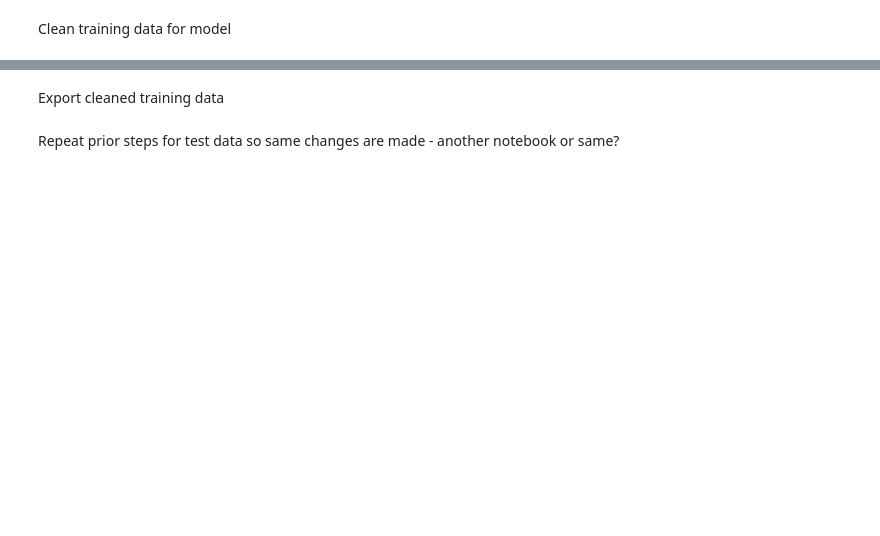
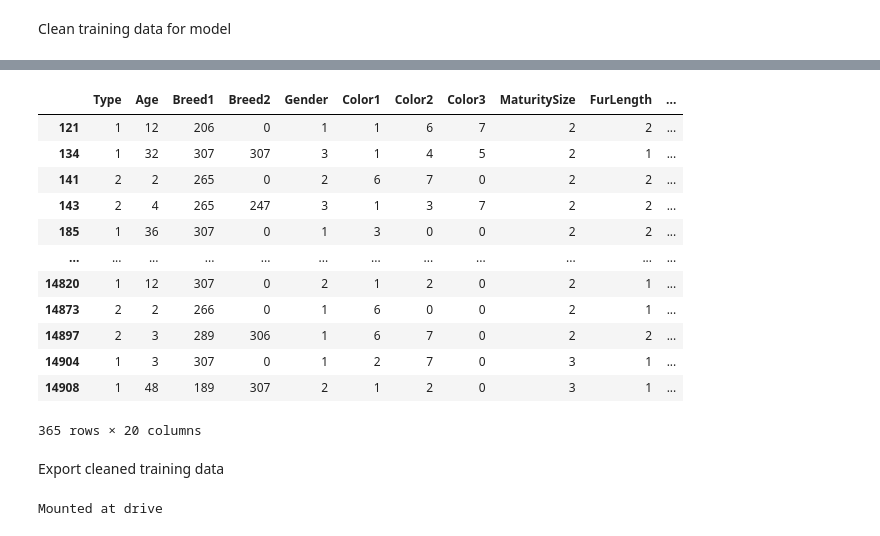
Before and after one commit to trosie3/UofODataViz_Final_Project, a Jupyter notebook: training_data_cleaning.ipynb, the cells around one changed output, grey strips where cells are left out. Drawn from its saved outputs; the diff is of its cells as text; code cells hidden in the pictures; blank space fills up the shorter version.

Commit message:
add cleaning training, code works but need to reorg and try again bug at merge section

```diff
--- a/training_data_cleaning.ipynb
+++ b/training_data_cleaning.ipynb
@@ -19,0 +481,4 @@ Clean training data for model
+# %%
+#convert to pandas
+token_df = token.toPandas()
+token_df.head()
@@ -19,0 +516,3 @@ Clean training data for model
+# %%
+token_wc_df = token_df[['PetID','word_count']]
+token_wc_df.head(10)
@@ -19,0 +537,3 @@ Clean training data for model
+# %%
+merged_pet_df = pet_df.merge(token_wc_df, how='left', on='PetID')
+merged_pet_df.head()
@@ -19,0 +574,4 @@ Clean training data for model
+# %%
+# drop fee column and description
+cleaned_pet_df = merged_pet_df.drop(["Fee", "Description", "PetID"], axis=1)
+cleaned_pet_df.head()
@@ -20,4 +605,26 @@ Clean training data for model
+# %%
+cleaned_pet_df.loc[cleaned_pet_df['word_count'].isnull()]
+# %% [output]
+|  | Type | Age | Breed1 | Breed2 | Gender | Color1 | Color2 | Color3 | MaturitySize | FurLength | ... |
+| 121 | 1 | 12 | 206 | 0 | 1 | 1 | 6 | 7 | 2 | 2 | ... |
+| 134 | 1 | 32 | 307 | 307 | 3 | 1 | 4 | 5 | 2 | 1 | ... |
+| 141 | 2 | 2 | 265 | 0 | 2 | 6 | 7 | 0 | 2 | 2 | ... |
+| 143 | 2 | 4 | 265 | 247 | 3 | 1 | 3 | 7 | 2 | 2 | ... |
+| 185 | 1 | 36 | 307 | 0 | 1 | 3 | 0 | 0 | 2 | 2 | ... |
+| ... | ... | ... | ... | ... | ... | ... | ... | ... | ... | ... | ... |
+| 14820 | 1 | 12 | 307 | 0 | 2 | 1 | 2 | 0 | 2 | 1 | ... |
+| 14873 | 2 | 2 | 266 | 0 | 1 | 6 | 0 | 0 | 2 | 1 | ... |
+| 14897 | 2 | 3 | 289 | 306 | 1 | 6 | 7 | 0 | 2 | 2 | ... |
+| 14904 | 1 | 3 | 307 | 0 | 1 | 2 | 7 | 0 | 3 | 1 | ... |
+| 14908 | 1 | 48 | 189 | 307 | 2 | 1 | 2 | 0 | 3 | 1 | ... |
+365 rows × 20 columns
 # %% [markdown]
 Export cleaned training data
+# %%
+# from https://stackoverflow.com/questions/53898836/export-dataframe-as-csv-file-from-google-colab-to-google-drive/60733479
+from google.colab import drive
+drive.mount('drive')
+# %% [output]
+Mounted at drive
 # %%
 # export cleaned data/df to new csv
@@ -26,2 +632,0 @@ Export cleaned training data
-# %% [markdown]
-Repeat prior steps for test data so same changes are made - another notebook or same?
```
Also changed, not shown: parts of 49 cells of this notebook.
